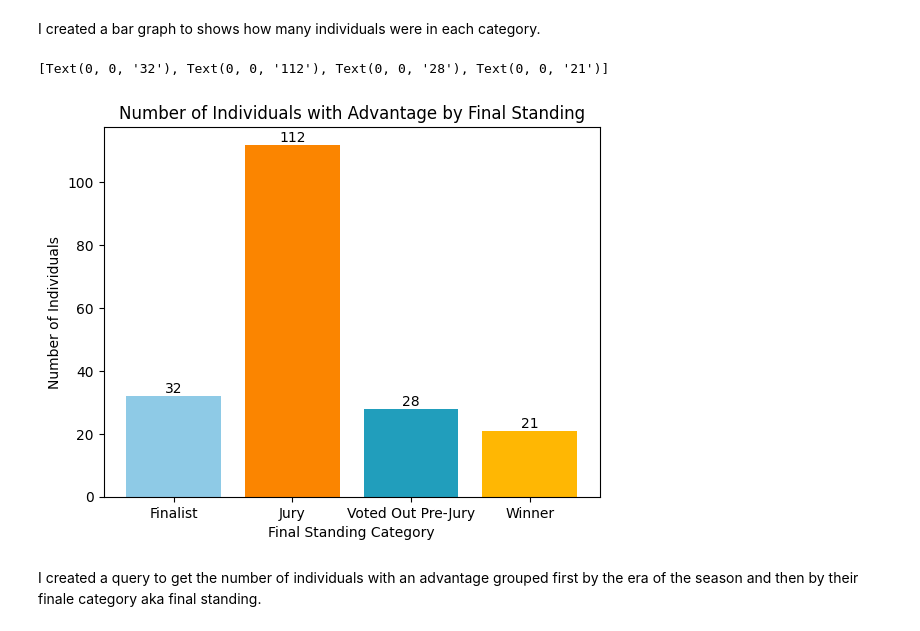
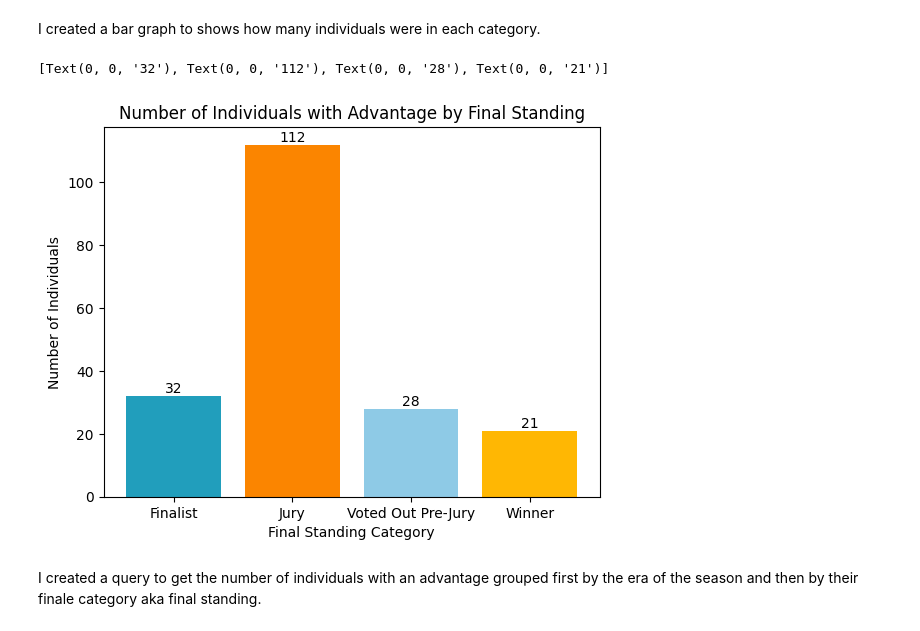
Before and after one commit to akerdolff/Survivor, a Jupyter notebook: Survivor_Analysis.ipynb, the cells around one changed output. Drawn from its saved outputs; the diff is of its cells as text; code cells hidden in the pictures.

```diff
--- a/Survivor_Analysis.ipynb
+++ b/Survivor_Analysis.ipynb
@@ -302,14 +304,14 @@ I created a bar graph to shows how many individuals were in each category.
 # %%
 # visualization of number of individuals with an advantage grouped by finale categorization
 
 plt.title('Number of Individuals with Advantage by Final Standing')
-bars = plt.bar(df_finale_categorization_advantage['Finale_Categorization'], df_finale_categorization_advantage['count'], color = ['#8ecae6', '#fb8500', '#219ebc', '#ffb703'])
+bars = plt.bar(df_finale_categorization_advantage['Finale_Categorization'], df_finale_categorization_advantage['count'], color = [ '#219ebc', '#fb8500', '#8ecae6', '#ffb703'])
 plt.ylabel('Number of Individuals')
 plt.xlabel('Final Standing Category')
 plt.bar_label(bars)
 # %% [output]
 [Text(0, 0, '32'), Text(0, 0, '112'), Text(0, 0, '28'), Text(0, 0, '21')]
-[figure, old version]
+[figure, new version]
 # %% [markdown]
 I created a query to get the number of individuals with an advantage grouped first by the era of the season and then by their finale category aka final standing.
 # %%
```
Also changed, not shown: parts of 3 cells of this notebook, 4 other files.
